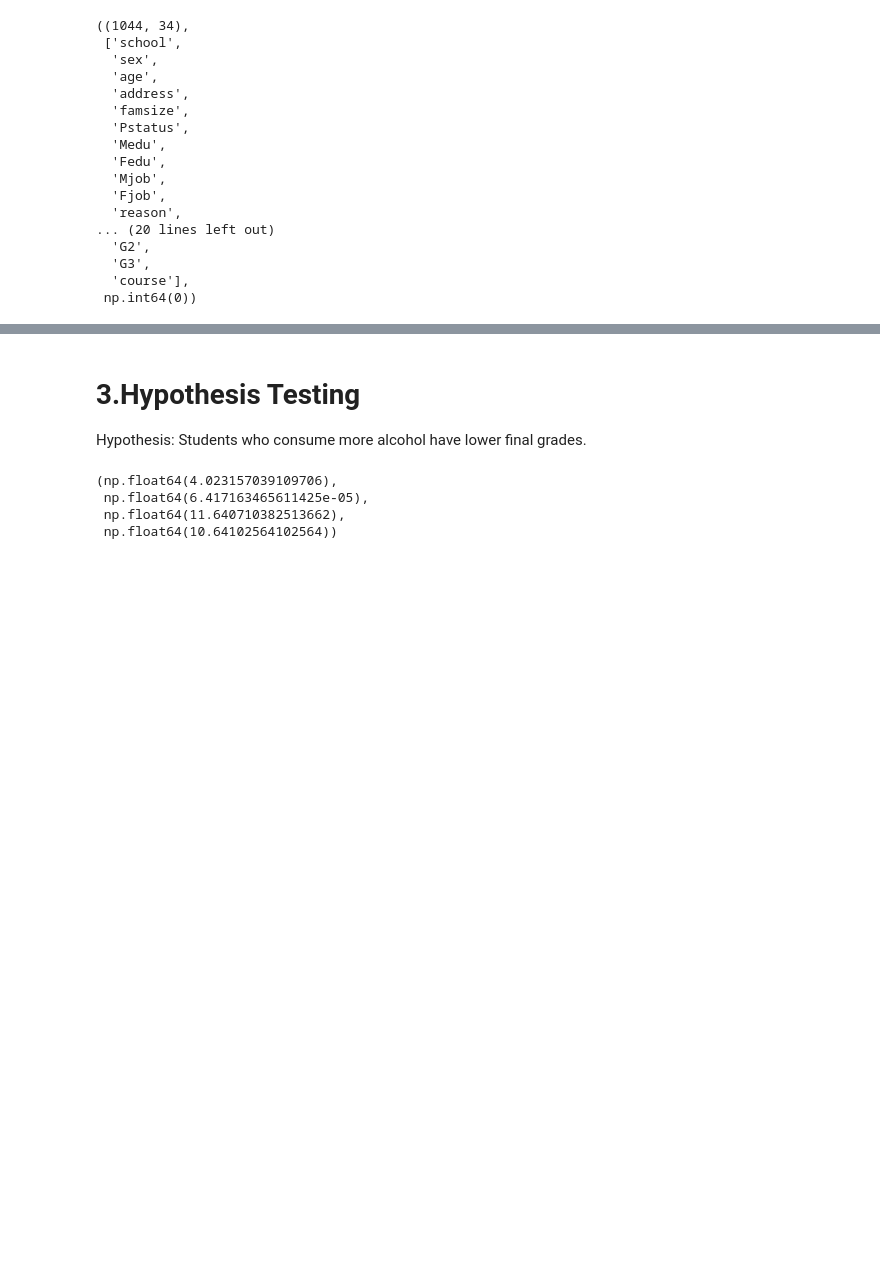
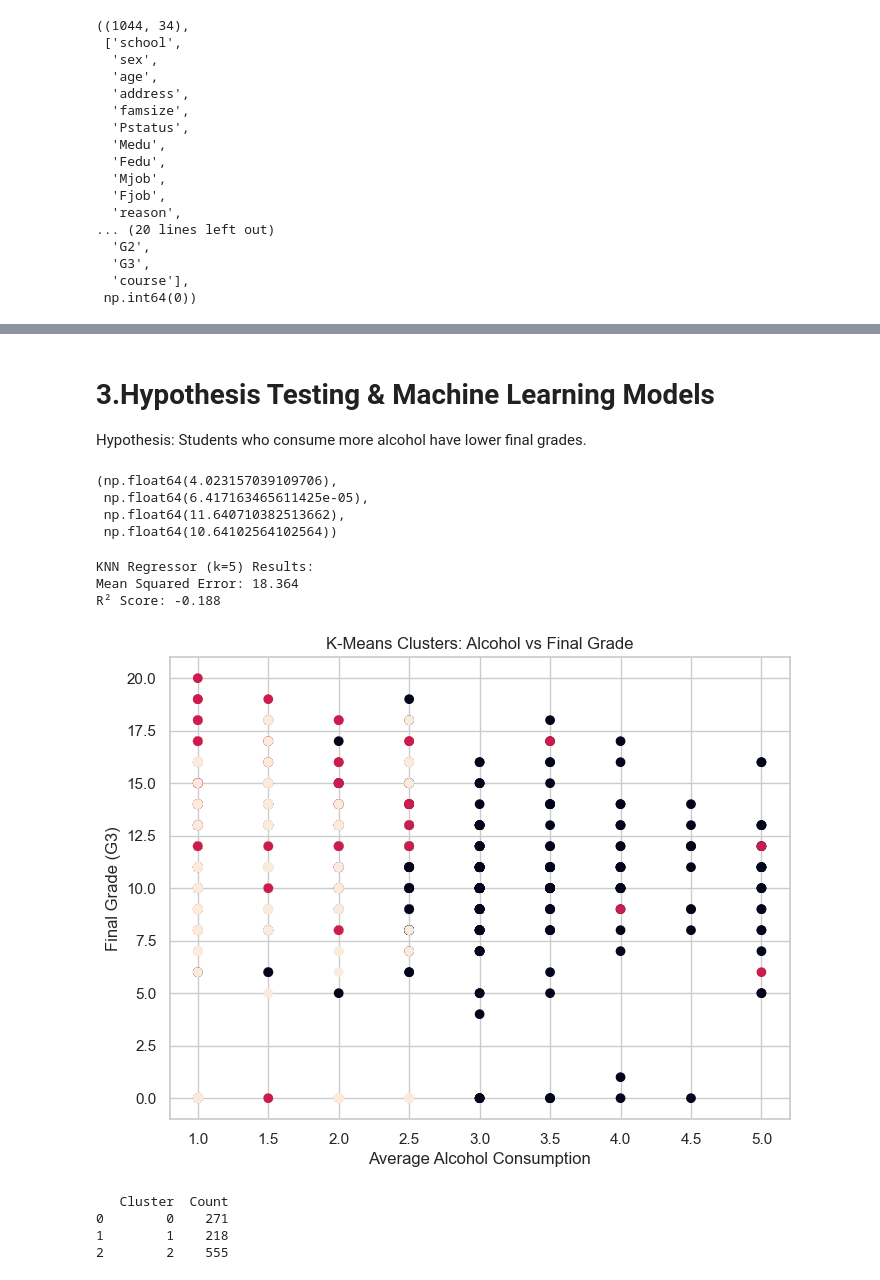
Before and after one commit to gizmoo1998/gizemezgi, a Jupyter notebook: DSA210_Project.ipynb, the cells around one changed output, grey strips where cells are left out. Saved outputs shown, nothing was run; the diff lists cells and outputs as text; code cells hidden in the pictures; blank space fills up the shorter version.

```diff
--- a/DSA210_Project.ipynb
+++ b/DSA210_Project.ipynb
@@ -207,5 +203,5 @@ plt.show()
 # %% [markdown]
-# 3.Hypothesis Testing
+# 3.Hypothesis Testing & Machine Learning Models
 Hypothesis: Students who consume more alcohol have lower final grades.
 # %%
 from scipy.stats import ttest_ind # ChatGpt helped with the t-test
@@ -229,3 +225,74 @@ t_stat, p_value, mean_low, mean_high
  np.float64(6.417163465611425e-05),
  np.float64(11.640710382513662),
  np.float64(10.64102564102564))
+# %%
+import pandas as pd
+from sklearn.neighbors import KNeighborsRegressor
+from sklearn.model_selection import train_test_split
+from sklearn.preprocessing import StandardScaler
+from sklearn.metrics import mean_squared_error, r2_score
+
+combined_df["alcohol_avg"] = (combined_df["Dalc"] + combined_df["Walc"]) / 2
+X = combined_df[["alcohol_avg", "studytime", "absences"]]
+y = combined_df["G3"]
+
+# train/test
+X_train, X_test, y_train, y_test = train_test_split(X, y, test_size=0.2, random_state=42)
+
+#KNN
+scaler = StandardScaler()
+X_train_scaled = scaler.fit_transform(X_train)
+X_test_scaled = scaler.transform(X_test)
+
+# Train KNN
+knn = KNeighborsRegressor(n_neighbors=5)
+knn.fit(X_train_scaled, y_train)
+# Predict
+y_pred_knn = knn.predict(X_test_scaled)
+mse_knn = mean_squared_error(y_test, y_pred_knn)
+r2_knn = r2_score(y_test, y_pred_knn)
+
+print(f"KNN Regressor (k=5) Results:")
+print(f"Mean Squared Error: {mse_knn:.3f}")
+print(f"R² Score: {r2_knn:.3f}")
+# %% [output]
+KNN Regressor (k=5) Results:
+Mean Squared Error: 18.364
+R² Score: -0.188
+# %%
+import pandas as pd
+from sklearn.cluster import KMeans
+from sklearn.preprocessing import StandardScaler
+import matplotlib.pyplot
+features = combined_df[["alcohol_avg", "studytime", "absences"]]
+scaler = StandardScaler()
+features_scaled = scaler.fit_transform(features)
+
+# K-Means clustering with k=3
+kmeans = KMeans(n_clusters=3, random_state=42) # I had an eror here and solved with the help of gpt
+clusters = kmeans.fit_predict(features_scaled)
+combined_df["cluster"] = clusters
+
+# Cluster sizes
+cluster_counts = combined_df["cluster"].value_counts().sort_index()
+cluster_counts_df = pd.DataFrame({
+    "Cluster": cluster_counts.index,
+    "Count": cluster_counts.values
+})
+
+# Plot
+plt.figure(figsize=(8, 6))
+scatter = plt.scatter(combined_df["alcohol_avg"], combined_df["G3"], c=clusters)
+plt.title("K-Means Clusters: Alcohol vs Final Grade")
+plt.xlabel("Average Alcohol Consumption")
+plt.ylabel("Final Grade (G3)")
+plt.show()
+
+#cluster counts
+print(cluster_counts_df)
+# %% [output]
+[figure, added]
+   Cluster  Count
+0        0    271
+1        1    218
+2        2    555
```
Also changed, not shown: parts of 11 cells of this notebook.
